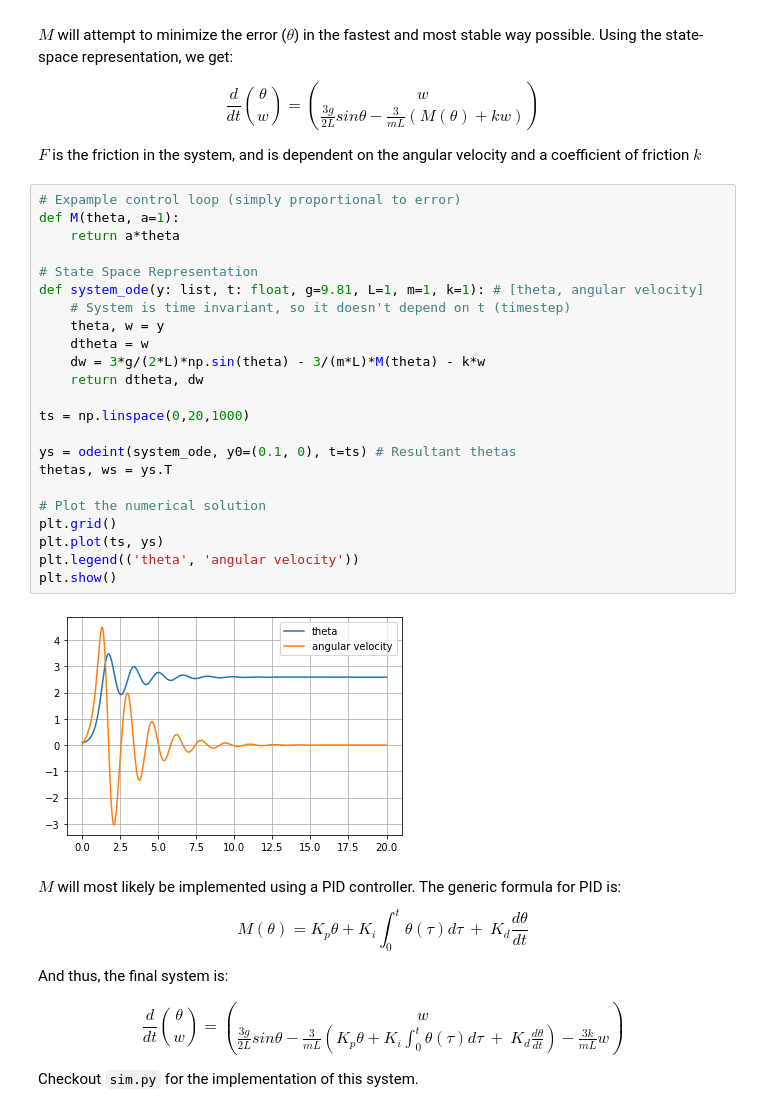
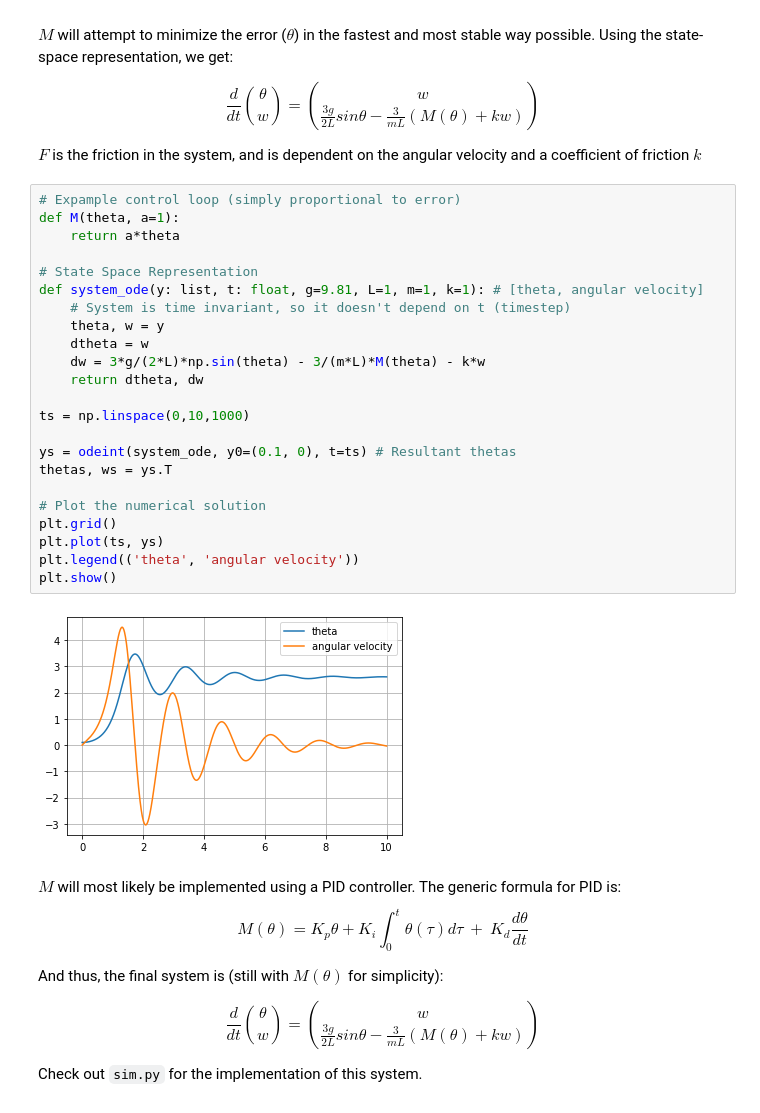
Before and after one commit to draymond63/segway, a Jupyter notebook: intro.ipynb, the cells around one changed output. Drawn from its saved outputs; the diff is of its cells as text.

```diff
--- a/intro.ipynb
+++ b/intro.ipynb
@@ -58,34 +59,34 @@ $F$ is the friction in the system, and is dependent on the angular velocity and
 # %%
 # Expample control loop (simply proportional to error)
 def M(theta, a=1):
     return a*theta
 
 # State Space Representation
 def system_ode(y: list, t: float, g=9.81, L=1, m=1, k=1): # [theta, angular velocity]
     # System is time invariant, so it doesn't depend on t (timestep)
     theta, w = y
     dtheta = w
     dw = 3*g/(2*L)*np.sin(theta) - 3/(m*L)*M(theta) - k*w
     return dtheta, dw
 
-ts = np.linspace(0,20,1000)
+ts = np.linspace(0,10,1000)
 
 ys = odeint(system_ode, y0=(0.1, 0), t=ts) # Resultant thetas
 thetas, ws = ys.T
 
 # Plot the numerical solution
 plt.grid()
 plt.plot(ts, ys)
 plt.legend(('theta', 'angular velocity'))
 plt.show()
 # %% [output]
-[figure, old version]
+[figure, new version]
 # %% [markdown]
 $M$ will most likely be implemented using a PID controller. The generic formula for PID is:
 $$M(\theta)=K_{p}\theta+K_{i}\int_{0}^{t}\theta(\tau)d\tau\ +\ K_{d}\frac{d\theta}{dt}$$
 
-And thus, the final system is:
+And thus, the final system is (still with $M(\theta)$ for simplicity):
 
-$$\frac{d}{dt}\binom{\theta}{w}=\binom{w}{\frac{3g}{2L}sin\theta - \frac{3}{mL}(K_{p}\theta+K_{i}\int_{0}^{t}\theta(\tau)d\tau\ +\ K_{d}\frac{d\theta}{dt}) - \frac{3k}{mL}w}$$
+$$\frac{d}{dt}\binom{\theta}{w}=\binom{w}{\frac{3g}{2L}sin\theta - \frac{3}{mL}(M(\theta) + kw)}$$
 
-Checkout `sim.py` for the implementation of this system.
+Check out `sim.py` for the implementation of this system.
```
Also changed, not shown: parts of 1 cell of this notebook, 1 other file.
